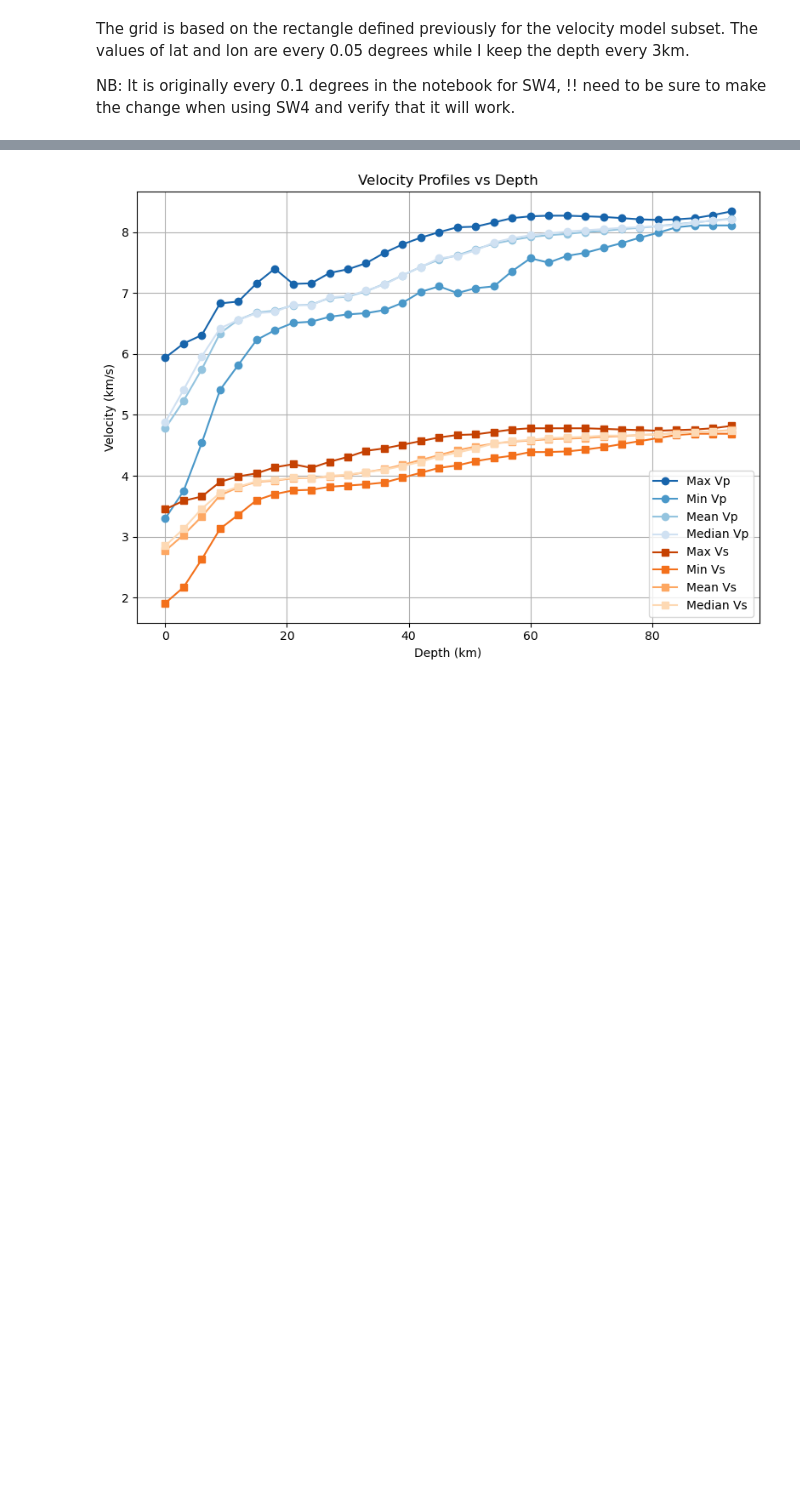
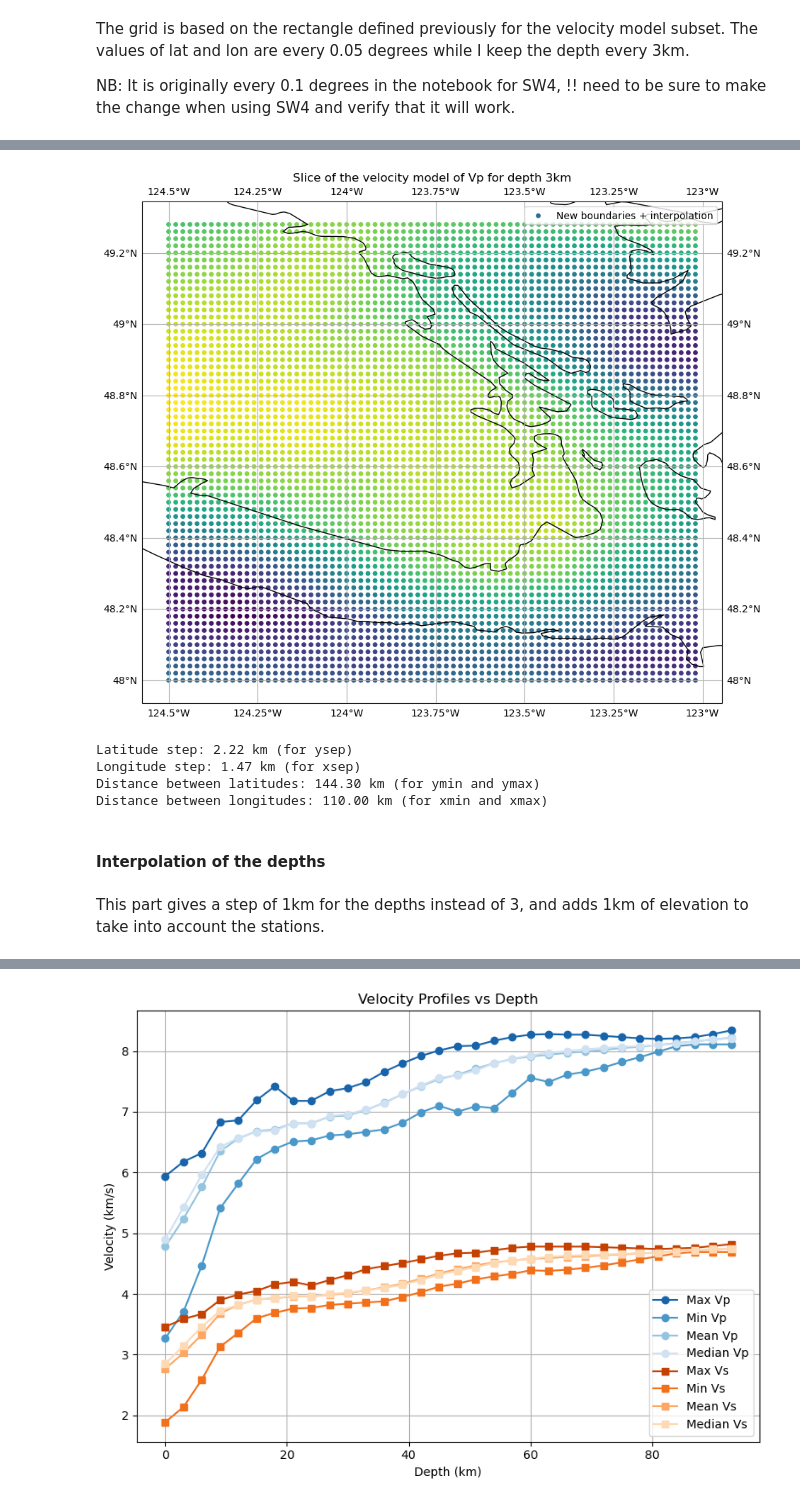
Before and after one commit to papinlois/sw4, a Jupyter notebook: project/NonLinLoc/Matching_VelModel.ipynb, the cells around one changed output, grey strips where cells are left out. Saved outputs shown, nothing was run; the diff lists cells and outputs as text; code cells hidden in the pictures; blank space fills up the shorter version.

```diff
--- a/project/NonLinLoc/Matching_VelModel.ipynb
+++ b/project/NonLinLoc/Matching_VelModel.ipynb
@@ -133,6 +137,7 @@ print(f'{lonMin_ini:.2f}, {lonMax_ini:.2f}, {latMin_ini:.2f}, {latMax_ini:.2f}')
 # %%
 # Load the model and get a subset
 velmodel=pd.read_csv('Savard_VpVs.txt', sep='\s+',header=None, names=['lon', 'lat', 'depth', 'vp', 'vs', 'DWS'])
+velmodel = velmodel.drop(columns=['DWS'])
 print(velmodel, '\nbecomes')
 velmodel_subset=velmodel[(velmodel['lat']>=latMin_ini)&(velmodel['lat']<=latMax_ini)&(velmodel['lon']<=lonMax_ini)&(velmodel['lon']>=lonMin_ini)]
 print(velmodel_subset)
@@ -230,0 +199,8 @@ plt.show()
+# %%
+# Define latitude, longitude, and depth ranges for the grid
+latMin, latMax, lonMin, lonMax = 48, 49.3, -124.5, -123
+degrees_step = 0.02
+lats = 10 * np.arange(latMin, latMax, degrees_step) / 10
+lons = 10 * np.arange(lonMin, lonMax, degrees_step) / 10
+depths = velmodel['depth'].unique().tolist() # Include stations with elevations #[-3] +
+lon_grid, lat_grid, depth_grid = np.meshgrid(lons, lats, depths)
@@ -297,0 +241,46 @@ velocities = pd.DataFrame(velocities).round(2)
+# %%
+# Example of a slice interpolation
+d=3 #depth of the slice
+plt.figure(figsize=(10, 8))
+ax = plt.axes(projection=ccrs.PlateCarree())
+dslice=velmodel[velmodel['depth']==d]
+#plt.scatter(dslice['lon'],dslice['lat'],20,dslice['vp'], label="Original boundaries")
+dslice_interp=velmodel_interp[velmodel_interp['depth']==d]
+plt.scatter(dslice_interp['lon'],dslice_interp['lat'],15,dslice_interp['vp'],label="New boundaries + interpolation")
+ax.legend()
+ax.coastlines()
+gl = ax.gridlines(draw_labels=True)
+plt.title(f"Slice of the velocity model of Vp for depth {d}km")
+plt.legend(loc='upper right')
+plt.tight_layout()
+#plt.savefig(base_dir+f'slice_{d}km.png', dpi=300)
+plt.show()
+# %% [output]
+[figure, new version]
+# %%
+# Approximations for the polygon in SimulPS_Vel2Grid
+lat_mid = (latMin+latMax)/2
+km_per_degree_lat = 111
+
+# Calculate the distance in latitude (in km)
+latitude_step_km = degrees_step * km_per_degree_lat
+latitude_distance_km = (latMax - latMin) * km_per_degree_lat
+
+# Calculate the distance in longitude (in km) at the midpoint latitude
+longitude_step_km = degrees_step * math.cos(math.radians(lat_mid)) * km_per_degree_lat
+longitude_distance_km = (lonMax - lonMin) * math.cos(math.radians(lat_mid)) * km_per_degree_lat
+
+# Output the results
+print(f"Latitude step: {latitude_step_km:.2f} km (for ysep)")
+print(f"Longitude step: {longitude_step_km:.2f} km (for xsep)")
+print(f"Distance between latitudes: {latitude_distance_km:.2f} km (for ymin and ymax)")
+print(f"Distance between longitudes: {longitude_distance_km:.2f} km (for xmin and xmax)")
+# %% [output]
+Latitude step: 2.22 km (for ysep)
+Longitude step: 1.47 km (for xsep)
+Distance between latitudes: 144.30 km (for ymin and ymax)
+Distance between longitudes: 110.00 km (for xmin and xmax)
+# %% [markdown]
+#### Interpolation of the depths
+# %% [markdown]
+This part gives a step of 1km for the depths instead of 3, and adds 1km of elevation to take into account the stations.
```
Also changed, not shown: parts of 26 cells of this notebook, 2 other files.
